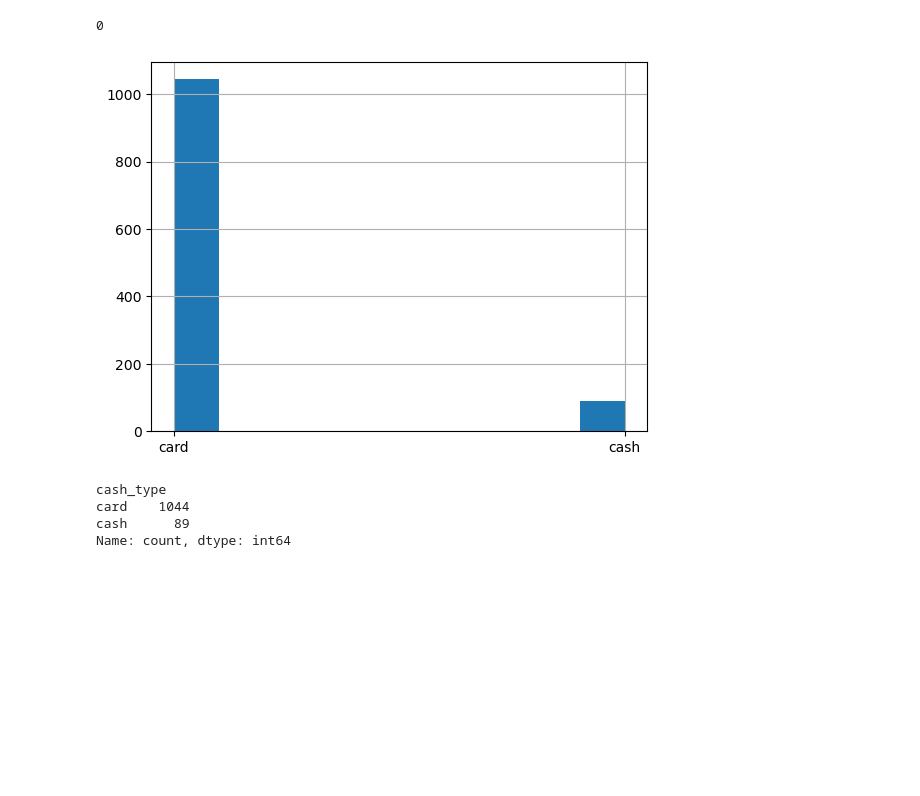
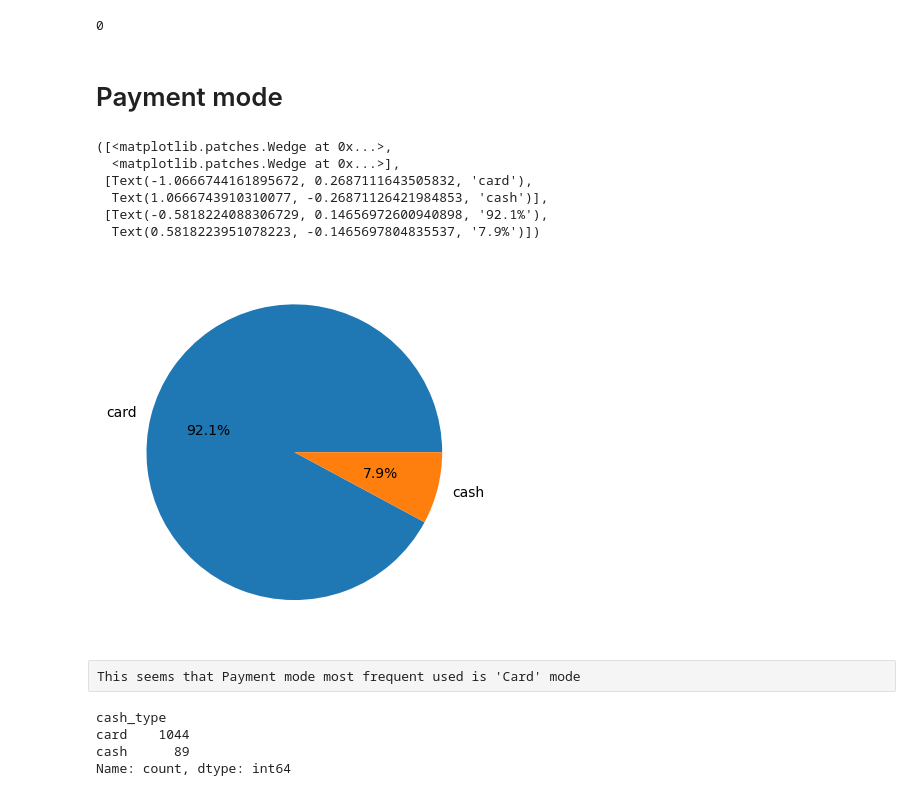
Before and after one commit to vaishnavikhilegaon/Internship_projects, a Jupyter notebook: COFFEE_SALES.ipynb, the cells around one changed output. Cells and saved outputs as stored; diff of their text form; code cells hidden in the pictures; blank space fills up the shorter version.

```diff
--- a/COFFEE_SALES.ipynb
+++ b/COFFEE_SALES.ipynb
@@ -48,11 +41,22 @@ dtype: int64
 data.duplicated().sum()
 # %% [output]
 0
+# %% [markdown]
+# Payment mode
 # %%
-plt.hist(data['cash_type'])
-plt.grid(True)
+payment = data['cash_type'].value_counts()
+
+plt.pie(payment,labels = payment.index,autopct = '%1.1f%%')
 # %% [output]
+([<matplotlib.patches.Wedge at 0x...>,
+  <matplotlib.patches.Wedge at 0x...>],
+ [Text(-1.0666744161895672, 0.2687111643505832, 'card'),
+  Text(1.0666743910310077, -0.26871126421984853, 'cash')],
+ [Text(-0.5818224088306729, 0.14656972600940898, '92.1%'),
+  Text(0.5818223951078223, -0.1465697804835537, '7.9%')])
-[figure, old version]
+[figure, new version]
+# %% [raw]
+This seems that Payment mode most frequent used is 'Card' mode
 # %%
 data['cash_type'].value_counts()
 # %% [output]
```
Also changed, not shown: parts of 26 cells of this notebook.
